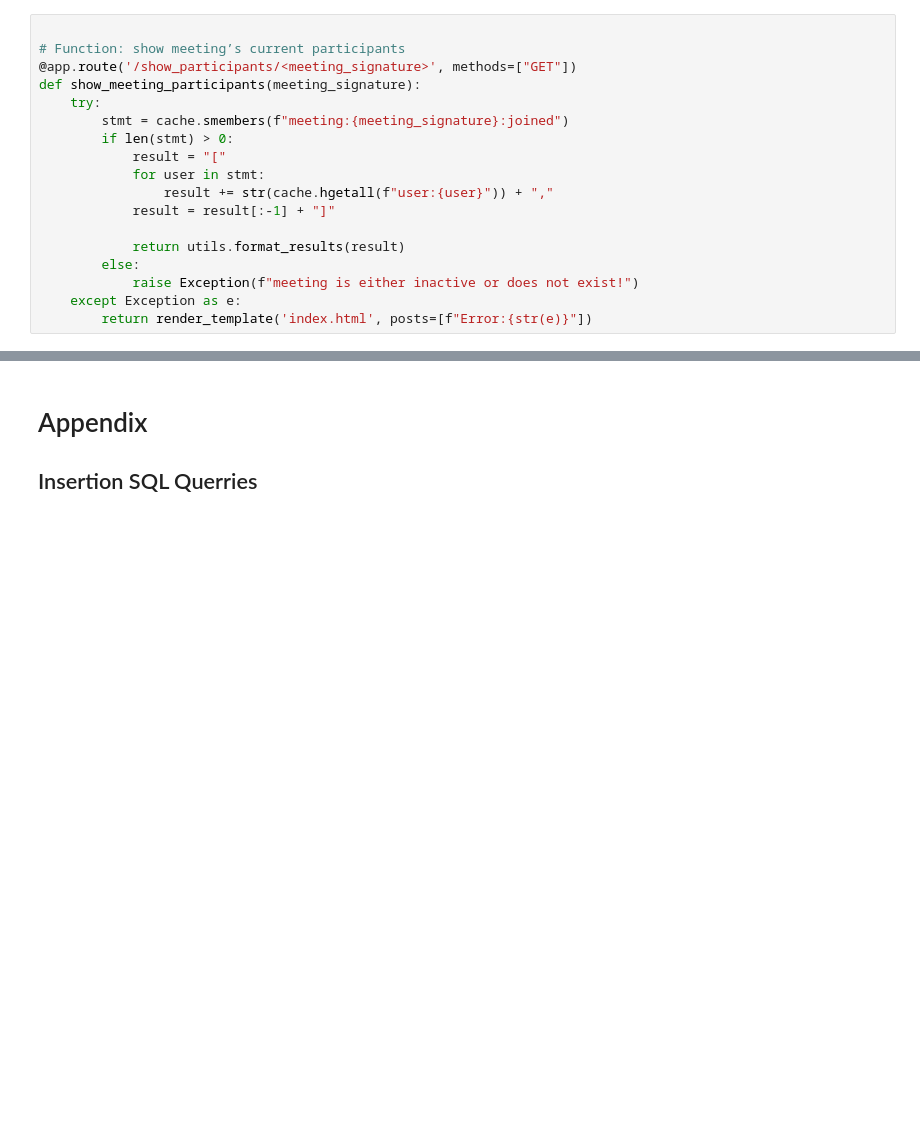
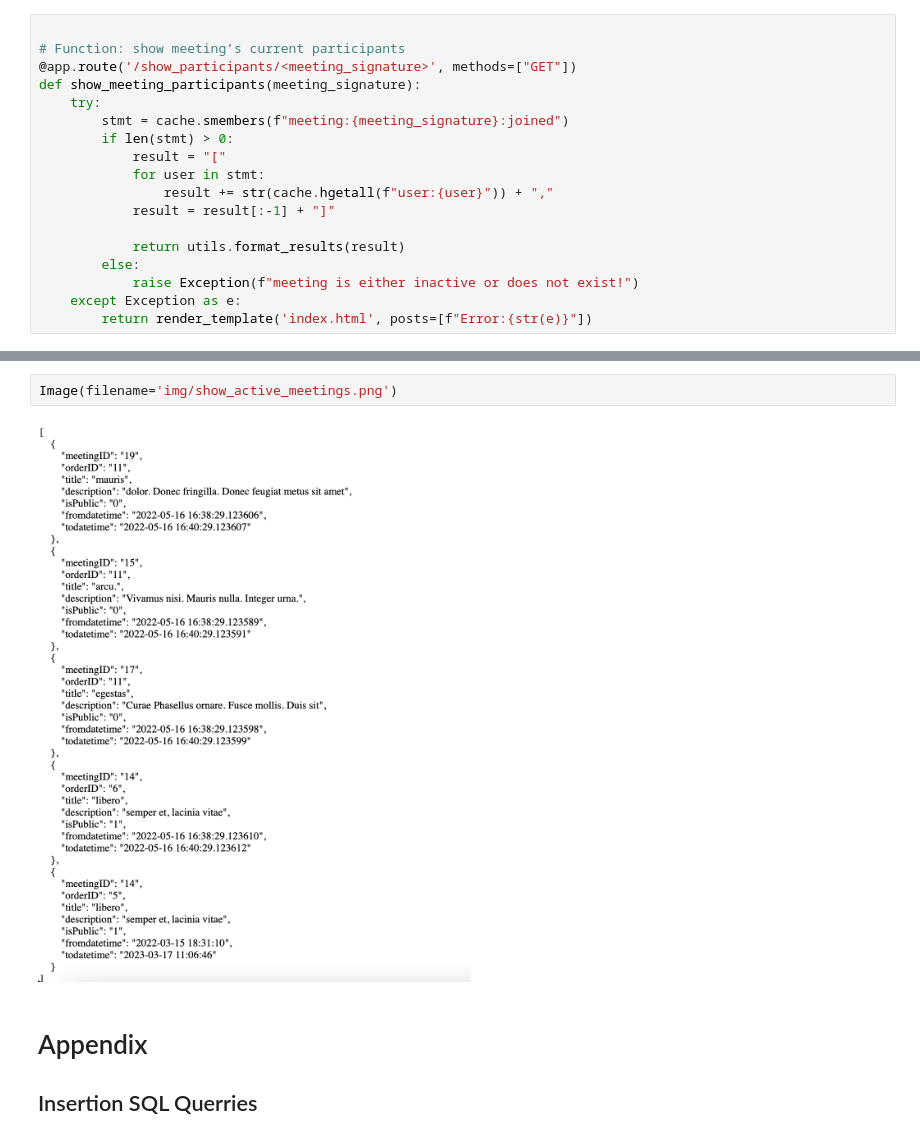
Before and after one commit to gdrosos/Big-Data-Management-Systems-Assignments, a Jupyter notebook: redis/Big Data Management Systems - 3nd Assignment.ipynb, the cells around one changed output, grey strips where cells are left out. Saved outputs shown, nothing was run; the diff lists cells and outputs as text; blank space fills up the shorter version.

Commit message:
Describe Function for showing active meetings

```diff
--- a/redis/Big Data Management Systems - 3nd Assignment.ipynb
+++ b/redis/Big Data Management Systems - 3nd Assignment.ipynb
@@ -434,3 +457,7 @@ def show_meeting_participants(meeting_signature):
+# %%
+Image(filename='img/show_active_meetings.png')
+# %% [output]
+[figure, added]
 # %% [markdown]
 <a id='appendix'></a>
 # Appendix
```
Also changed, not shown: parts of 3 cells of this notebook, 1 other file.
